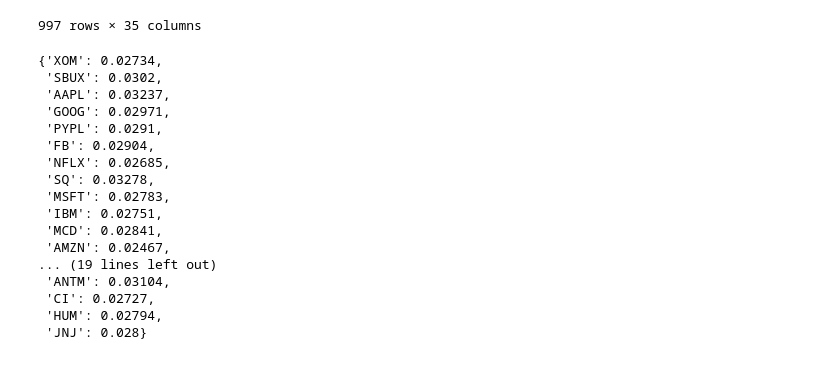
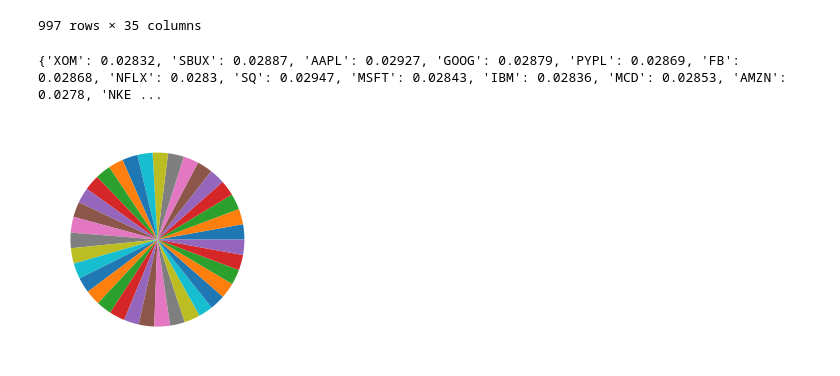
Before and after one commit to soujanyaduggirala/OnlineLearningStockPortfolios, a Jupyter notebook: mwu.ipynb, the cells around one changed output. Cells and saved outputs as stored; diff of their text form; code cells hidden in the pictures.

```diff
--- a/mwu.ipynb
+++ b/mwu.ipynb
@@ -4,3 +5,9 @@ import pandas as pd
+# %%
+def weight_init(experts,method=1):
+    return np.ones(experts)
+
+def losses(data,timemethod=1):
+    return -1*data.iloc[time]
 # %%
 def mwu(data):
     #data = np.array(data)
@@ -10,12 +17,12 @@ def mwu(data):
     epsilon = np.sqrt(np.log(N)/T) # is this correct
     #find bounds for loss
     M = 1 #max(np.max(data.values),-1*np.min(data.values))
-    w = np.ones(N)
+    w = weight_init(N)
     #iterations
     #print(T,N)
     for t in range(T):
         #losses
-        loss = -1*data.iloc[t]/M #positive return is negative loss to increase weight
+        loss = losses(data,t)/M #positive return is negative loss to increase weight
         #update
         for i in range(N):
             w[i] = w[i]*(1-epsilon*loss[i])
@@ -47,22 +54,8 @@ data
 # %%
 x=mwu(data)
 out_dict = {data.columns[i]:round(x[i],5) for i in range(len(data.columns))}
-out_dict
+plt.pie(x)
+print(out_dict)
 # %% [output]
-{'XOM': 0.02734,
- 'SBUX': 0.0302,
- 'AAPL': 0.03237,
- 'GOOG': 0.02971,
- 'PYPL': 0.0291,
- 'FB': 0.02904,
- 'NFLX': 0.02685,
- 'SQ': 0.03278,
- 'MSFT': 0.02783,
- 'IBM': 0.02751,
- 'MCD': 0.02841,
- 'AMZN': 0.02467,
-... (19 lines left out)
- 'ANTM': 0.03104,
- 'CI': 0.02727,
- 'HUM': 0.02794,
- 'JNJ': 0.028}
+{'XOM': 0.02832, 'SBUX': 0.02887, 'AAPL': 0.02927, 'GOOG': 0.02879, 'PYPL': 0.02869, 'FB': 0.02868, 'NFLX': 0.0283, 'SQ': 0.02947, 'MSFT': 0.02843, 'IBM': 0.02836, 'MCD': 0.02853, 'AMZN': 0.0278, 'NKE ...
+[figure, added]
```
Also changed, not shown: parts of 1 cell of this notebook, 1 other file.
